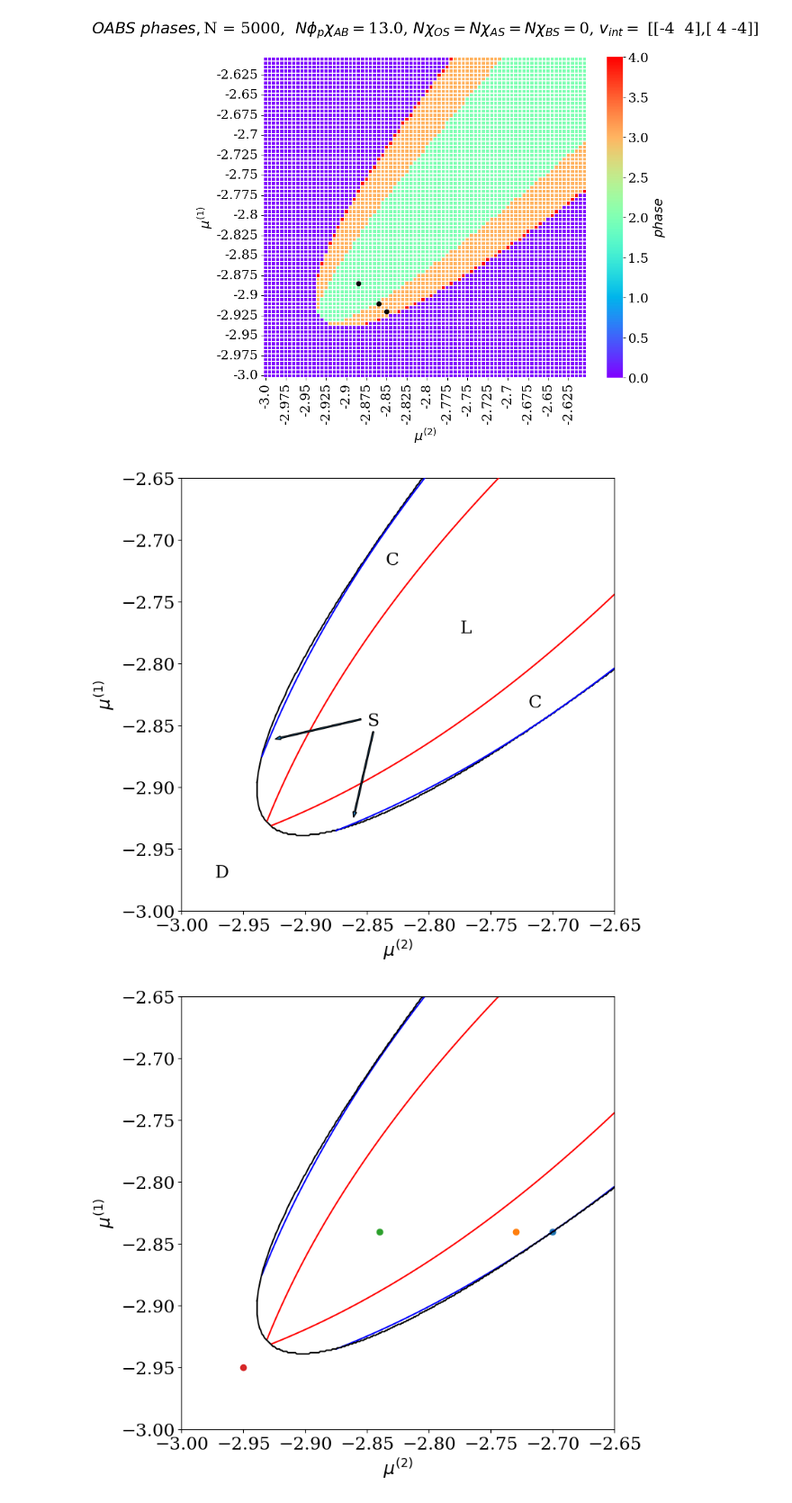
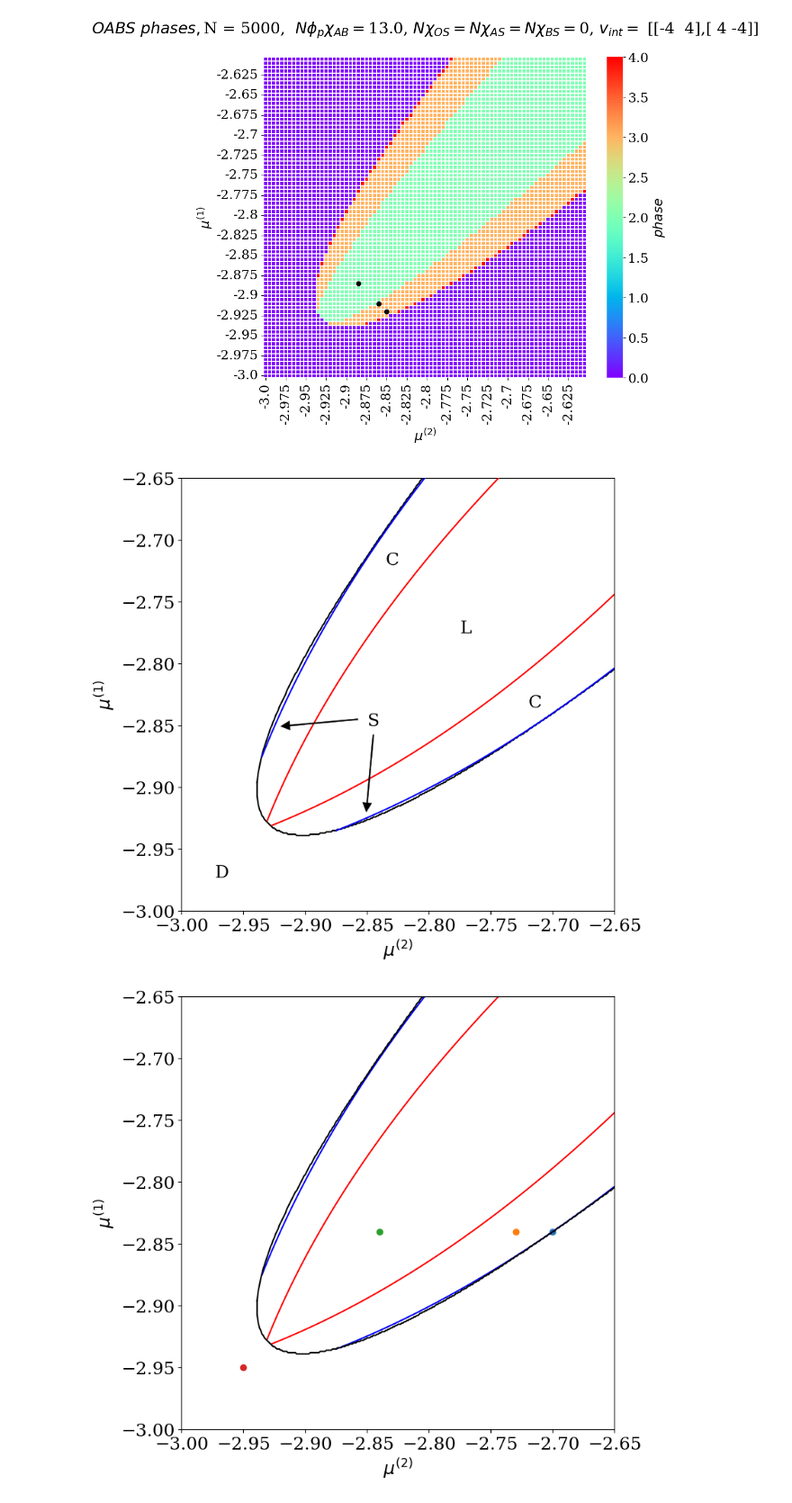
Before and after one commit to tmhabte/wlcsim_membrane, a Jupyter notebook: binder_diblock/paper_figures_dev.ipynb, the cells around one changed output. Shown at 90% size. Cells and saved outputs as stored; diff of their text form; code cells hidden in the pictures.

```diff
--- a/binder_diblock/paper_figures_dev.ipynb
+++ b/binder_diblock/paper_figures_dev.ipynb
@@ -2079,34 +2079,37 @@ ax.set_ylim(-3, -2.65)
 
 
 # bcc_point = [-2.84, -2.7] # [mu1, mu2]
 # cyl_point = [-2.84, -2.73] # [mu1, mu2]
 # lam_point = [-2.84, -2.84] # [mu1, mu2]
 # dis_point = [-2.95, -2.95] # [mu1, mu2]
 
 # plt.scatter(bcc_point[1], bcc_point[0])
 # plt.scatter(cyl_point[1], cyl_point[0])
 # plt.scatter(lam_point[1], lam_point[0])
 # plt.scatter(dis_point[1], dis_point[0])
 
 # plt.scatter(-2.7, -2.84 color = "black") # -2.77, -2.77
 # plt.scatter(28.5,18.5, color = "black") # -2.82, -2.72
 # plt.scatter(30.5,16.5, color = "black") # -2.84, -2.7
 plt.text(-2.835, -2.72, "C")
 plt.text(-2.775, -2.775, "L")
 plt.text(-2.72, -2.835, "C")
 
 plt.text(-2.85, -2.85, "S")
 plt.text(-2.973, -2.973, "D")
 # plt.arrow(-2.935, -2.875, 0.05, 0.05)
-arrow1_origx = -2.855
+arrow1_origx = -2.8575
 arrow1_origy = -2.845
 
-plt.arrow(arrow1_origx, arrow1_origy, 2.85 -2.935 +0.02 , -0.025+0.01, zorder=10)
-plt.arrow(arrow1_origy, arrow1_origx,-0.025+0.01,  2.85 -2.935 +0.02, zorder=10)
+plt.arrow(arrow1_origx, arrow1_origy, 2.85 -2.935 +0.02 +0.01, -0.025+0.01+0.01, zorder=10, linewidth = .3,\
+          color = "black", head_width=0.0075, head_length=0.0075)
+plt.arrow(arrow1_origy, arrow1_origx, -0.025+0.01+0.01,2.85 -2.935 +0.02 +0.01, zorder=10, linewidth = .3,\
+          color = "black", head_width=0.0075, head_length=0.0075)
+# plt.arrow(arrow1_origy, arrow1_origx,-0.025+0.01,  2.85 -2.935 +0.02, zorder=10,  linewidth = .3, color = "black")
 
 ax.set_adjustable('box')  # Maintain aspect ratio if needed
 ax.set_aspect('equal')    # Force 1:1 aspect ratio
 
 plt.show()
 # %% [output]
-[figure, old version]
+[figure, new version]
```
Also changed, not shown: parts of 2 cells of this notebook.
